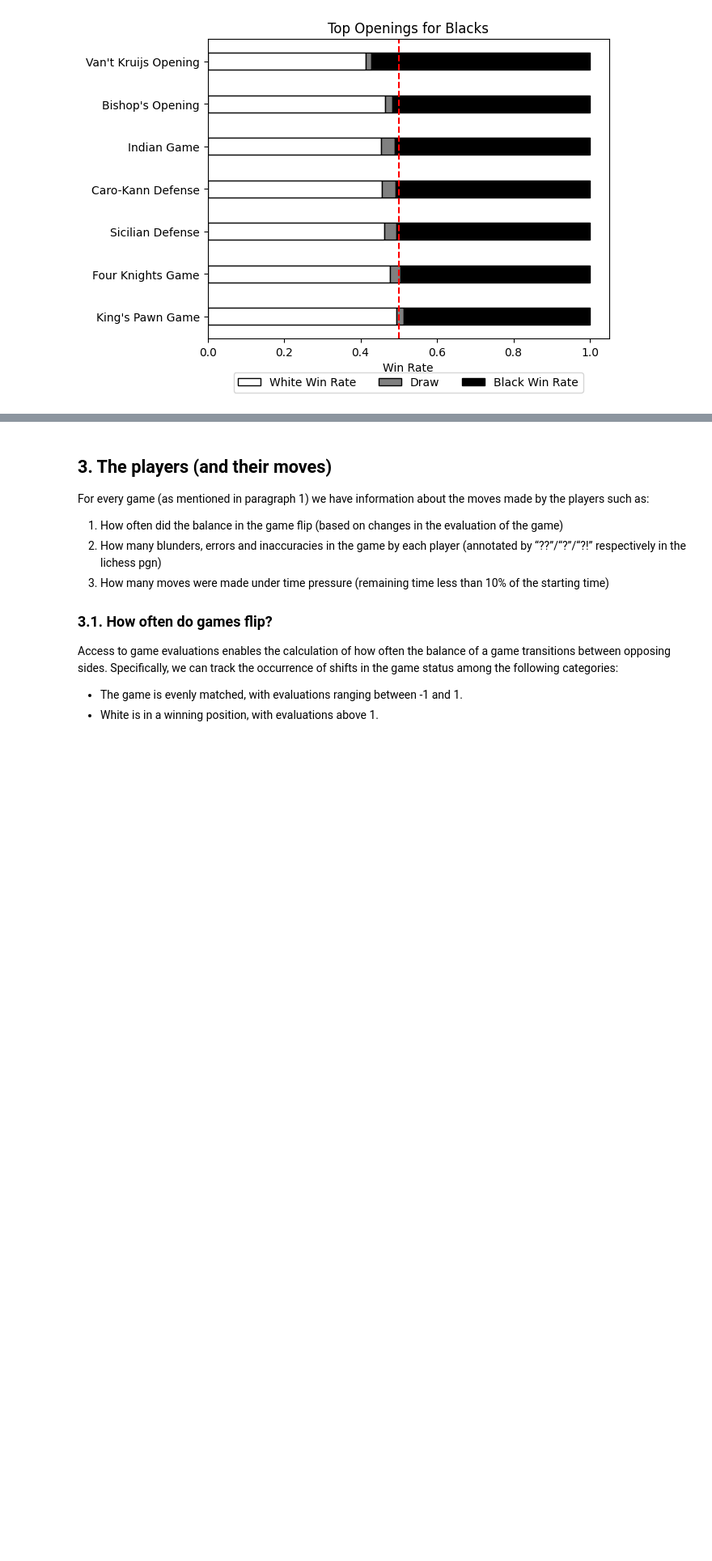
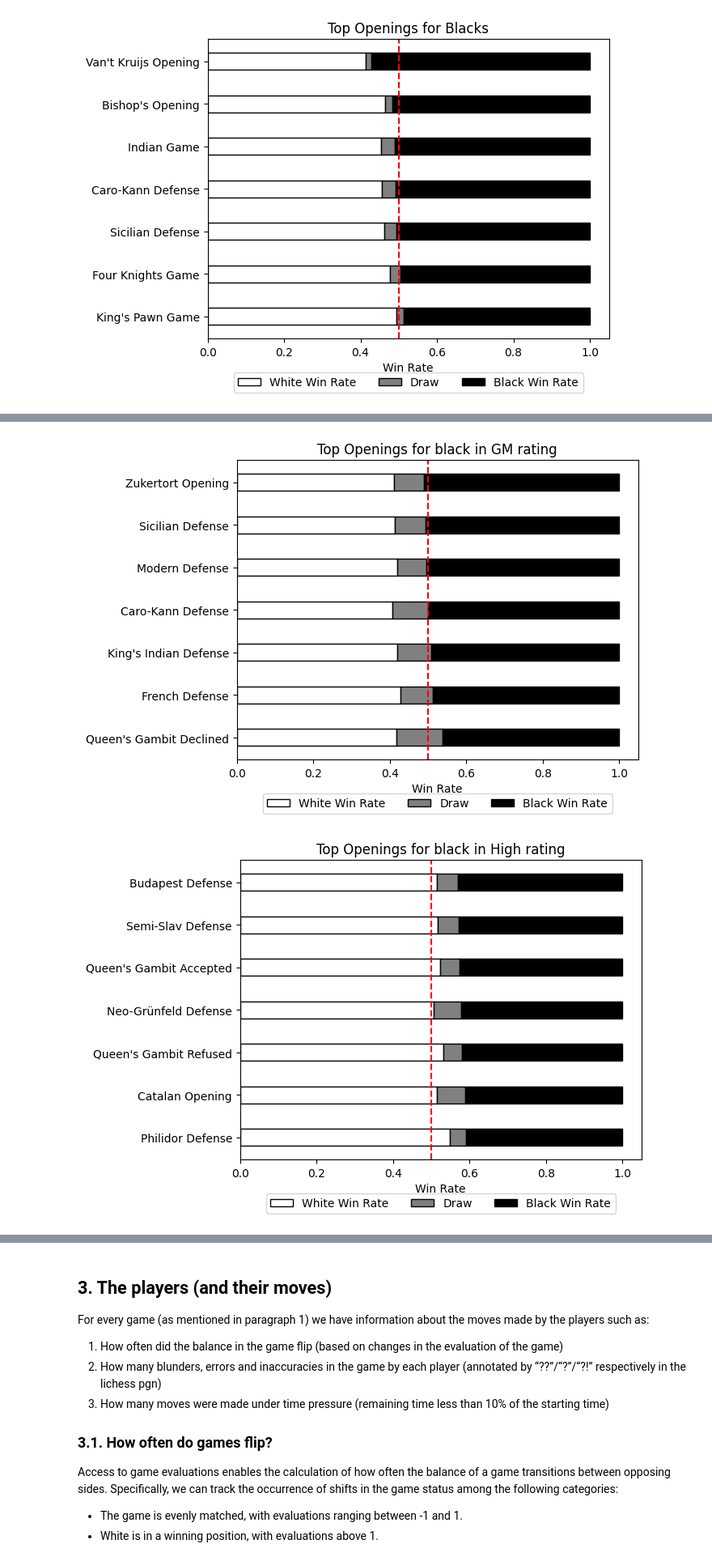
Before and after one commit to ThomasByr/lichess-analysis-of-chess-games, a Jupyter notebook: analysis.ipynb, the cells around one changed output, grey strips where cells are left out. Shown at 81% size. Saved outputs shown, nothing was run; the diff lists cells and outputs as text; code cells hidden in the pictures; blank space fills up the shorter version.

```diff
--- a/analysis.ipynb
+++ b/analysis.ipynb
@@ -302,7 +306,7 @@ for i, elo_category in enumerate(elo_categories):
 # a dict that only keeps the top_openings_count openings_evolution
 top_opening_evolution = dict(sorted(opening_evolution.items(), key=lambda x: sum(x[1].values()), reverse=True)[:top_openings_count])
 # %%
-fig, ax = plt.subplots()
+_, ax = plt.subplots()
 
 # define colors for lines
 marker_colors = {"up": "green", "down": "red"}
@@ -525,0 +592,25 @@ create_horizontal_bar_plot(top_openings_black, 'Top Openings for Blacks')
+# %%
+top_openings_dict: dict[tuple[str, str], dict[str, dict[str, float]]] = {}
+top_openings_names: dict[str, set[str]] = {} # color -> set of opening names
+
+for color in "black", "white":
+    top_openings_names[color] = set()
+    for elo_category in elo_categories:
+        top_openings = list(
+            reversed(
+                sorted(
+                    opening_win_rates_per_elo_and_color_dict.get(elo_category, {}).items(),
+                    key=lambda x: x[1][color],
+                    reverse=True,
+                )
+            )
+        )
+        top_openings_dict[(color, elo_category)] = dict(top_openings)
+        top_openings_names[color].update([opening[0] for opening in top_openings])
+
+        create_horizontal_bar_plot(
+            top_openings[:top_openings_count], f"Top Openings for {color} in {elo_category}"
+        )
+# %% [output]
+[figure, added]
+[figure, added]
```
Also changed, not shown: parts of 18 cells of this notebook.
